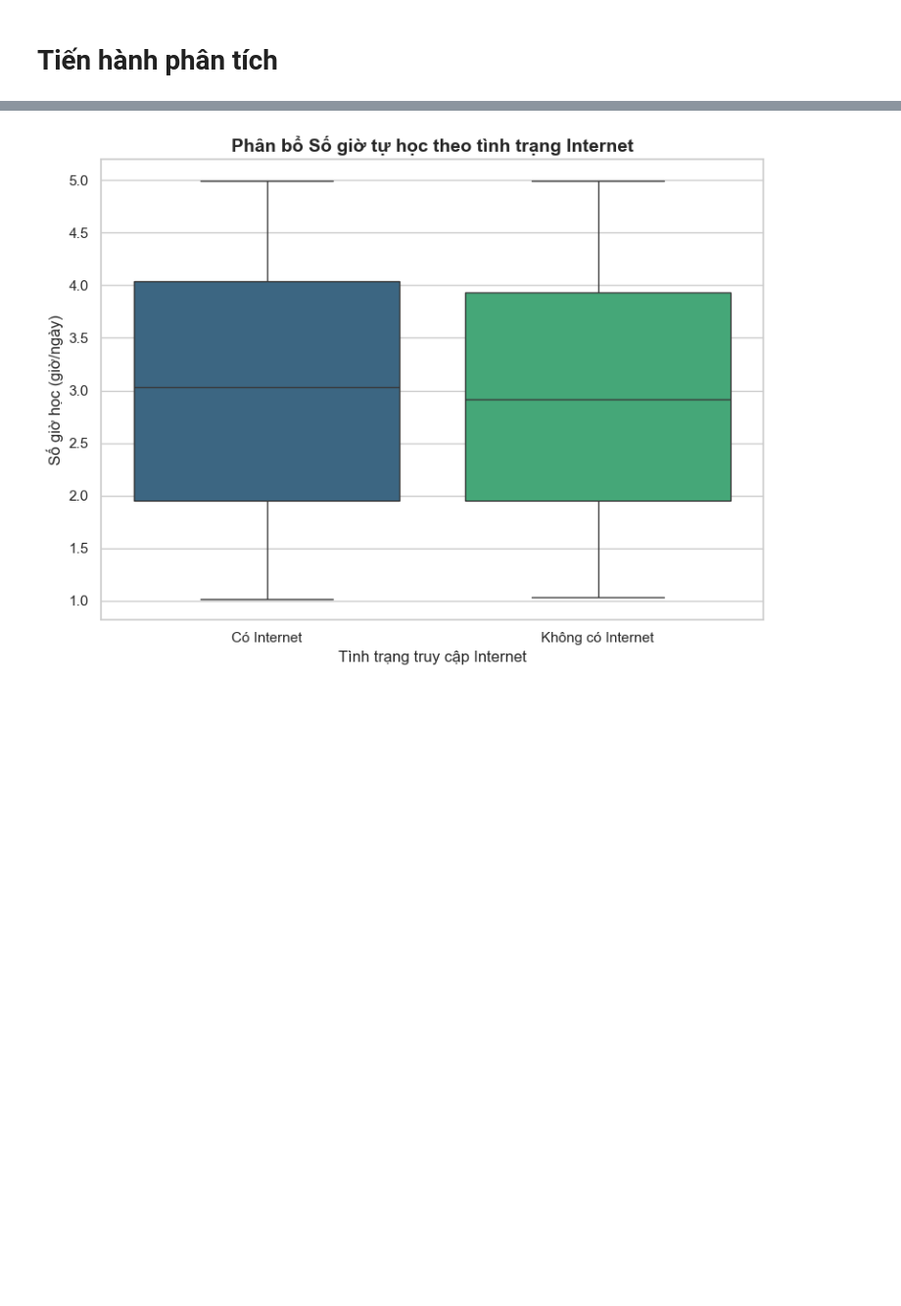
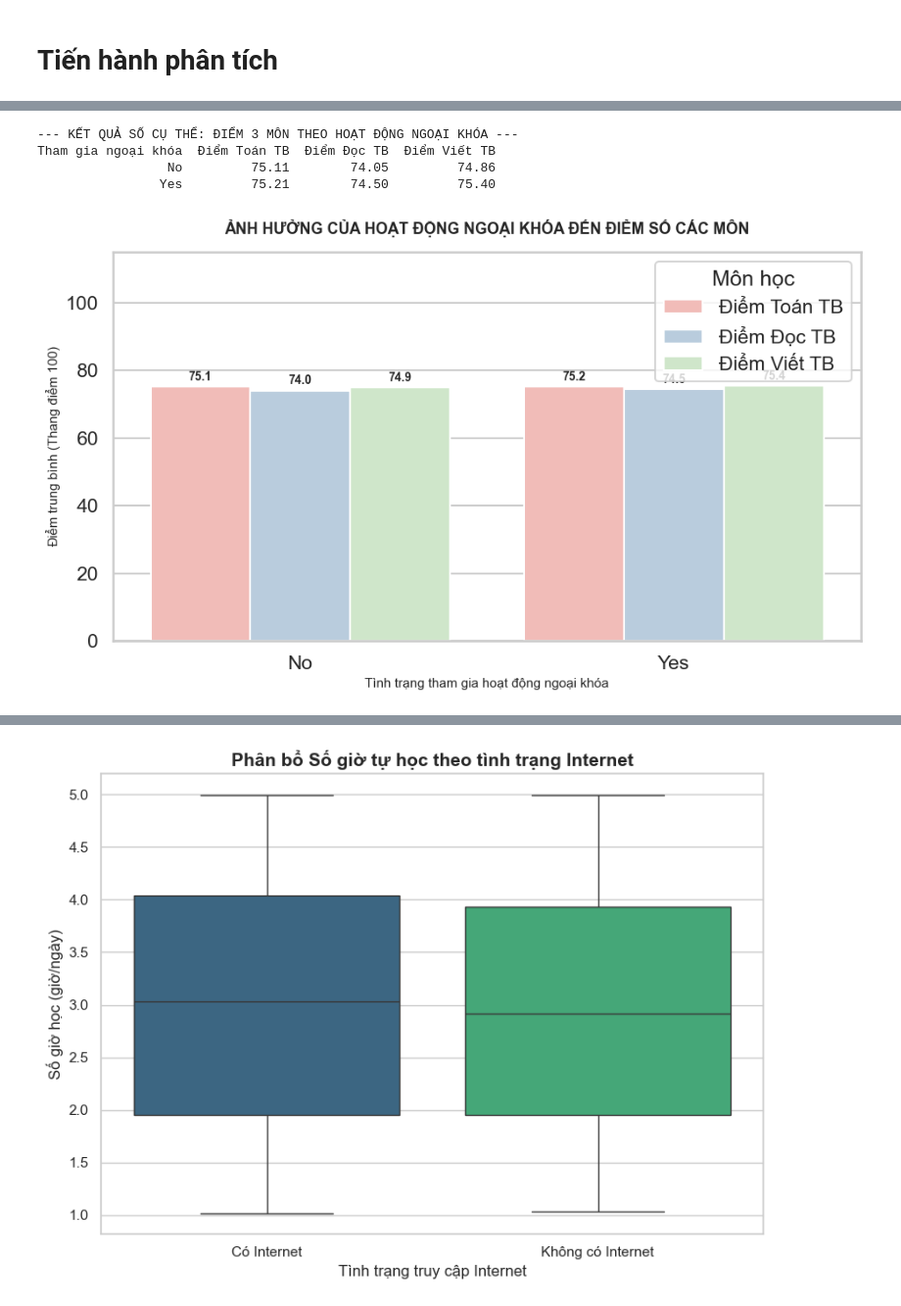
Before and after one commit to EnbacMig21/duan_datahsinh, a Jupyter notebook: phan_tich_data.ipynb, the cells around one changed output, grey strips where cells are left out. Shown at 98% size. Cells and saved outputs as stored; diff of their text form; code cells hidden in the pictures; blank space fills up the shorter version.

```diff
--- a/phan_tich_data.ipynb
+++ b/phan_tich_data.ipynb
@@ -187,0 +319,71 @@ Từ ma trận tương quan phía trên, kèm theo biểu đồ ta có thể đ
+# %%
+import pandas as pd
+import matplotlib.pyplot as plt
+import seaborn as sns
+
+# 1. Đọc dữ liệu từ file của bạn
+df = pd.read_csv('student_info_updated.csv')
+
+# 2. Định nghĩa từ điển quy đổi (Mapping) từ số sang nhãn chữ rõ ràng
+mapping_activities = {
+    1: 'Yes',
+    0: 'No',
+    '1': 'Yes',
+    '0': 'No'
+}
+
+# Tạo cột nhãn mới dựa trên cột extracurricular_activities thực tế trong file của bạn
+# (Hãy đảm bảo tên cột trùng khớp hoàn toàn với file của bạn nhé)
+df['extra_activities'] = df['extra_activities'].map(mapping_activities)
+df['extra_activities'] = df['extra_activities'].fillna(df['extra_activities'])
+
+# 3. Tính điểm trung bình của từng môn theo tình trạng tham gia ngoại khóa
+scores_by_activities = df.groupby('extra_activities')[['math_score', 'reading_score', 'writing_score']].mean().reset_index()
+scores_by_activities = scores_by_activities.round(2)
+
+# Đổi tên các cột sang tiếng Việt để xuất bảng
+scores_by_activities.columns = ['Tham gia ngoại khóa', 'Điểm Toán TB', 'Điểm Đọc TB', 'Điểm Viết TB']
+
+# 4. In kết quả số cụ thể ra màn hình
+print("--- KẾT QUẢ SỐ CỤ THỂ: ĐIỂM 3 MÔN THEO HOẠT ĐỘNG NGOẠI KHÓA ---")
+print(scores_by_activities.to_string(index=False))
+
+# ==========================================================
+# 5. TRỰC QUAN HÓA (Vẽ biểu đồ cột nhóm)
+# ==========================================================
+df_melted = pd.melt(scores_by_activities,
+                    id_vars=['Tham gia ngoại khóa'],
+                    value_vars=['Điểm Toán TB', 'Điểm Đọc TB', 'Điểm Viết TB'],
+                    var_name='Môn học',
+                    value_name='Điểm số trung bình')
+
+plt.figure(figsize=(10, 6))
+sns.set_style("whitegrid")
+
+# Vẽ biểu đồ cột nhóm sử dụng bảng màu Pastel nhẹ nhàng, phù hợp chủ đề ngoại khóa
+ax = sns.barplot(x='Tham gia ngoại khóa', y='Điểm số trung bình', hue='Môn học', data=df_melted, palette='Pastel1')
+
+# Cấu hình tiêu đề và nhãn trục
+plt.title('ẢNH HƯỞNG CỦA HOẠT ĐỘNG NGOẠI KHÓA ĐẾN ĐIỂM SỐ CÁC MÔN', fontsize=13, fontweight='bold', pad=15)
+plt.xlabel('Tình trạng tham gia hoạt động ngoại khóa', fontsize=11)
+plt.ylabel('Điểm trung bình (Thang điểm 100)', fontsize=11)
+plt.ylim(0, 115)
+
+# Hiển thị số điểm cụ thể lên đầu từng cột
+for p in ax.patches:
+    if p.get_height() > 0:
+        ax.annotate(f'{p.get_height():.1f}',
+                    (p.get_x() + p.get_width() / 2., p.get_height()),
+                    ha='center', va='center',
+                    xytext=(0, 8),
+                    textcoords='offset points',
+                    fontsize=10, fontweight='bold')
+
+plt.tight_layout()
+plt.show()
+# %% [output]
+--- KẾT QUẢ SỐ CỤ THỂ: ĐIỂM 3 MÔN THEO HOẠT ĐỘNG NGOẠI KHÓA ---
+Tham gia ngoại khóa  Điểm Toán TB  Điểm Đọc TB  Điểm Viết TB
+                 No         75.11        74.05         74.86
+                Yes         75.21        74.50         75.40
+[figure, added]
```
Also changed, not shown: parts of 30 cells of this notebook.
